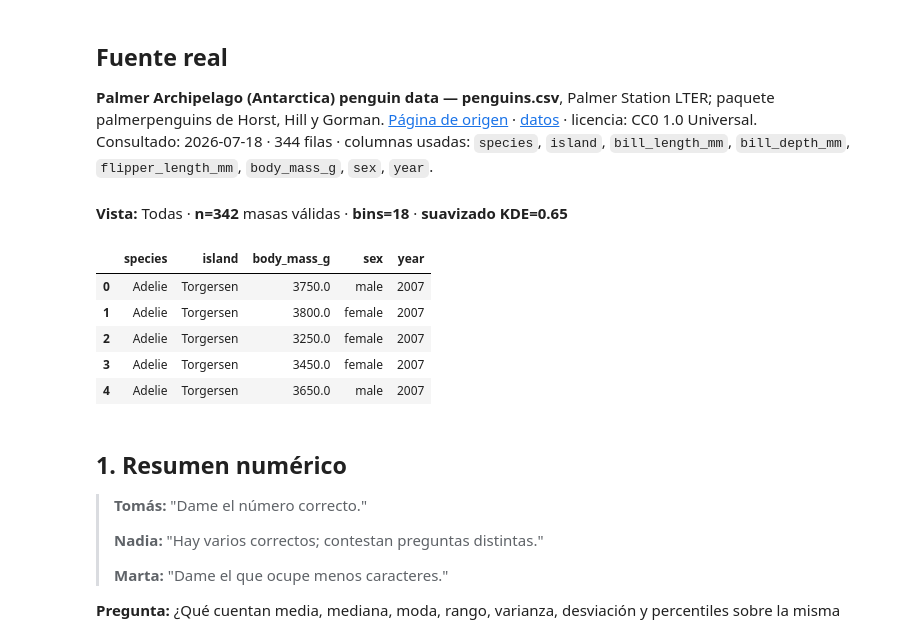
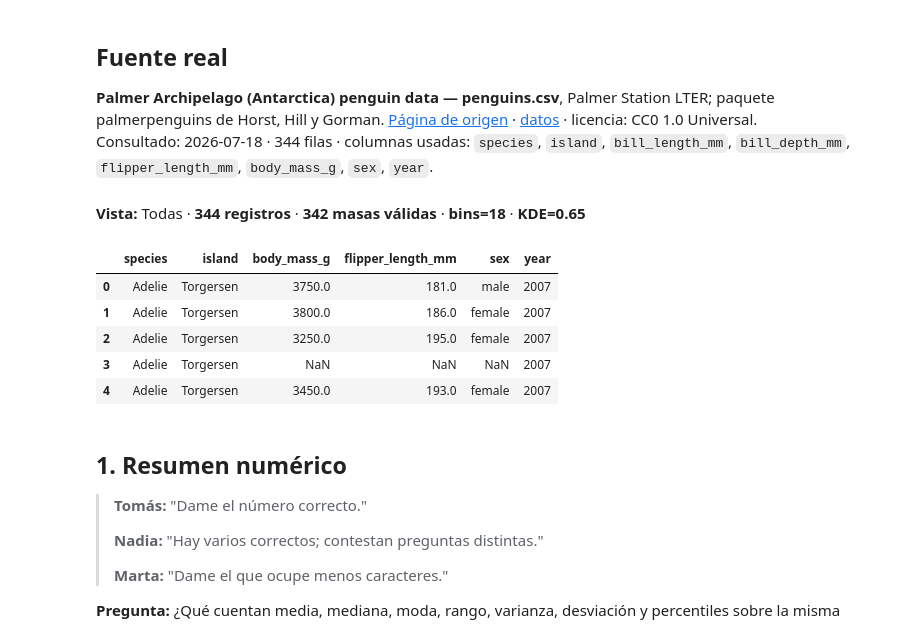
Before and after one commit to jcval94/narrative, a Jupyter notebook: corporate-data-narrative-lab/outputs/notebooks/05-el-pinguino-promedio-no-vino.ipynb, the cells around one changed output. Cells and saved outputs as stored; diff of their text form; code cells hidden in the pictures.

```diff
--- a/corporate-data-narrative-lab/outputs/notebooks/05-el-pinguino-promedio-no-vino.ipynb
+++ b/corporate-data-narrative-lab/outputs/notebooks/05-el-pinguino-promedio-no-vino.ipynb
@@ -32,26 +32,27 @@ Consultado: 2026-07-18 · 344 filas · columnas usadas: `species`, `island`, `bi
 # %%
 # @title Preparar los datos { display-mode: "form" }
 especie = "Todas" # @param ["Todas", "Adelie", "Chinstrap", "Gentoo"]
 bins = 18 # @param {type:"slider", min:6, max:40, step:1}
 suavizado = 0.65 # @param {type:"slider", min:0.4, max:1.2, step:0.05}
 import pandas as pd
 import numpy as np
 import plotly.graph_objects as go
 from IPython.display import Markdown, display
 DATA_URL = "https://raw.githubusercontent.com/allisonhorst/palmerpenguins/main/inst/extdata/penguins.csv"
 df_completo = pd.read_csv(DATA_URL)
 df = df_completo if especie == "Todas" else df_completo.query("species == @especie")
-df = df.dropna(subset=["body_mass_g"]).reset_index(drop=True)
-display(Markdown(f"**Vista:** {especie} · **n={len(df)}** masas válidas · **bins={bins}** · **suavizado KDE={suavizado}**"))
-df[["species", "island", "body_mass_g", "sex", "year"]].head()
+df = df.reset_index(drop=True)
+n_masas = int(df["body_mass_g"].notna().sum())
+display(Markdown(f"**Vista:** {especie} · **{len(df)} registros** · **{n_masas} masas válidas** · **bins={bins}** · **KDE={suavizado}**"))
+df[["species", "island", "body_mass_g", "flipper_length_mm", "sex", "year"]].head()
 # %% [output]
-**Vista:** Todas · **n=342** masas válidas · **bins=18** · **suavizado KDE=0.65**
+**Vista:** Todas · **344 registros** · **342 masas válidas** · **bins=18** · **KDE=0.65**
-|  | species | island | body_mass_g | sex | year |
-| 0 | Adelie | Torgersen | 3750.0 | male | 2007 |
-| 1 | Adelie | Torgersen | 3800.0 | female | 2007 |
-| 2 | Adelie | Torgersen | 3250.0 | female | 2007 |
-| 3 | Adelie | Torgersen | 3450.0 | female | 2007 |
-| 4 | Adelie | Torgersen | 3650.0 | male | 2007 |
+|  | species | island | body_mass_g | flipper_length_mm | sex | year |
+| 0 | Adelie | Torgersen | 3750.0 | 181.0 | male | 2007 |
+| 1 | Adelie | Torgersen | 3800.0 | 186.0 | female | 2007 |
+| 2 | Adelie | Torgersen | 3250.0 | 195.0 | female | 2007 |
+| 3 | Adelie | Torgersen | NaN | NaN | NaN | 2007 |
+| 4 | Adelie | Torgersen | 3450.0 | 193.0 | female | 2007 |
 # %% [markdown]
 ## 1. Resumen numérico
 
```
Also changed, not shown: parts of 10 cells of this notebook.
